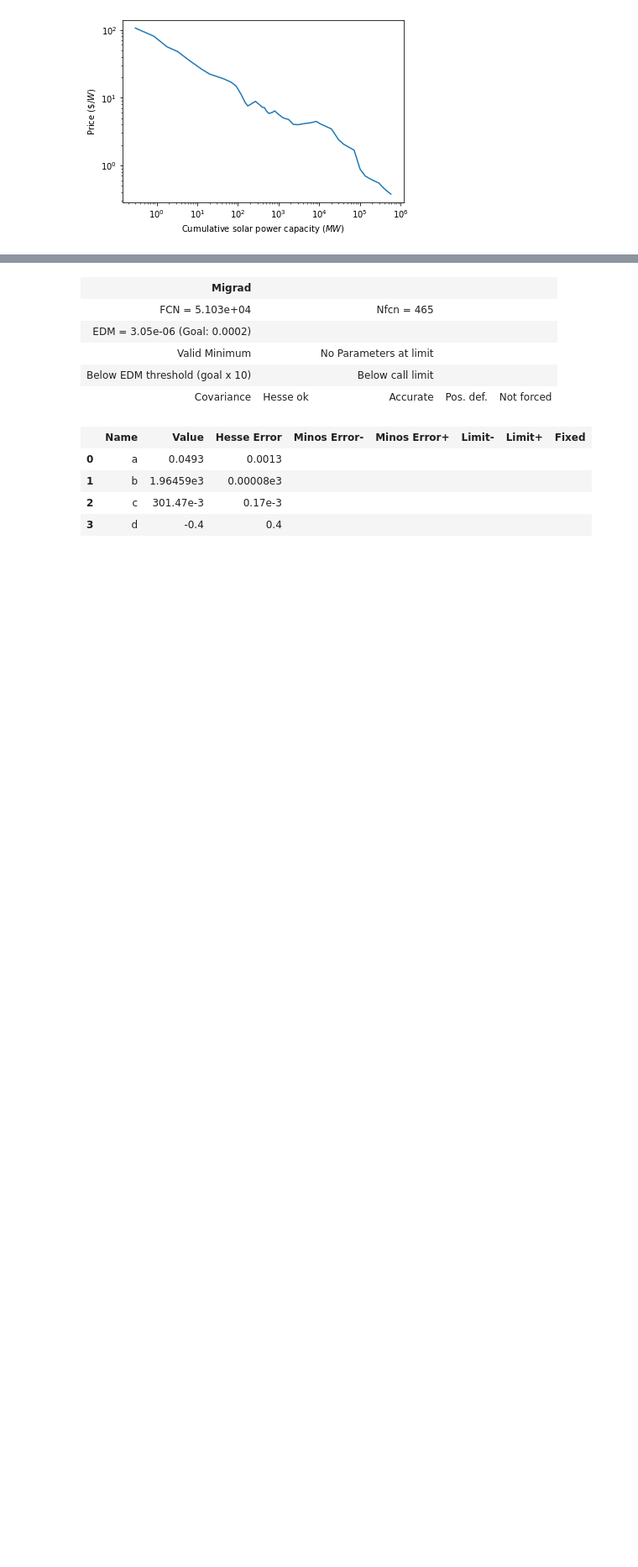
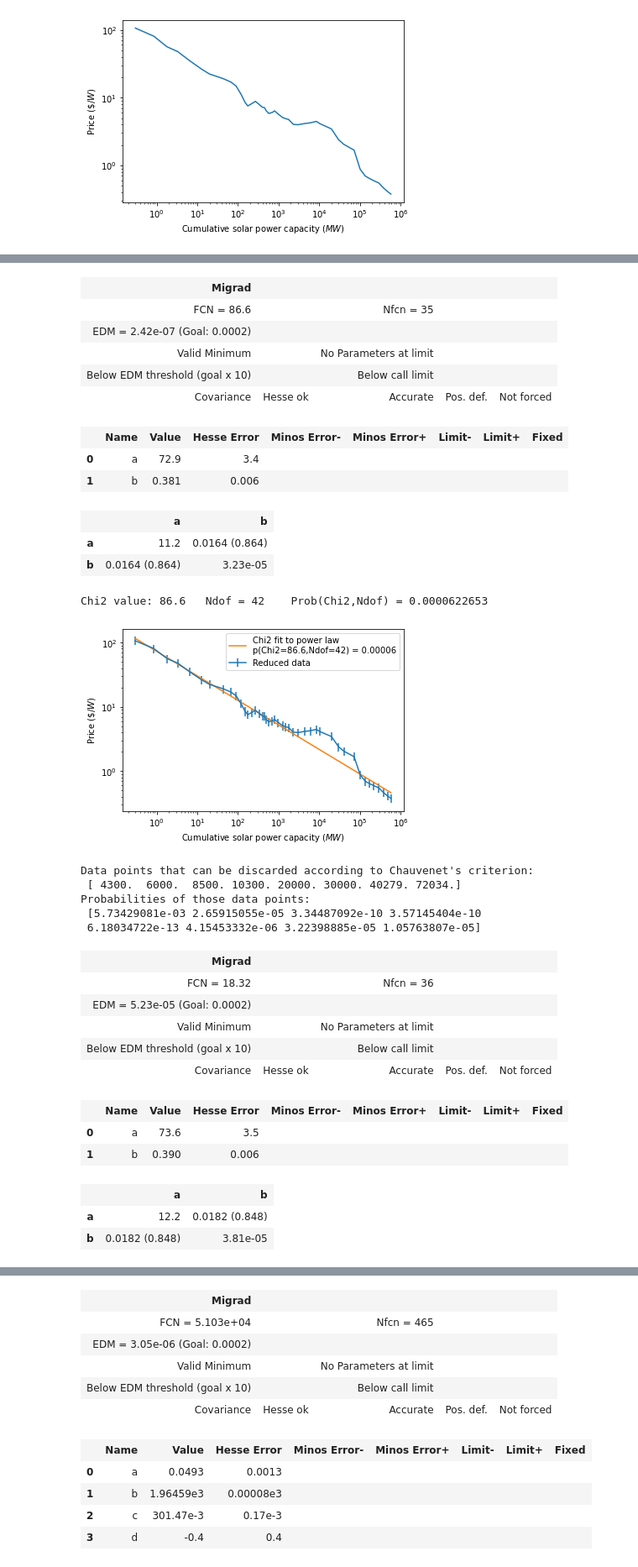
Before and after one commit to NathanvdBerg/AppStat-ProblemSet-2021, a Jupyter notebook: Problem 5.1.ipynb, the cells around one changed output, grey strips where cells are left out. Shown: that part at 84% size. Cells and saved outputs as stored; diff of their text form; code cells hidden in the pictures; blank space fills up the shorter version.

```diff
--- a/Problem 5.1.ipynb
+++ b/Problem 5.1.ipynb
@@ -110,0 +134,80 @@ Chi2 value: 86.6   Ndof = 42    Prob(Chi2,Ndof) = 0.0000622638
+# %%
+verbose = True
+
+x_data_reduced = np.copy(capacity)
+y_data_reduced = np.copy(price)
+sigma_y_reduced = 0.15*y_data_reduced
+
+previous_x_data, previous_y_data, previous_y_sigma = None, None, None
+
+while not np.array_equal(x_data_reduced, previous_x_data):
+    previous_x_data = np.copy(x_data_reduced)
+    previous_y_data = np.copy(y_data_reduced)
+    previous_sigma_y = np.copy(sigma_y_reduced)
+
+    # Do a fit, calculate p-values, create mask according to chauevenet criterion
+    minuit_chi2, Ndof_value, p_value = do_a_chi2_fit(previous_x_data, previous_y_data, previous_sigma_y, power_law, [73,0.38])
+
+    x_axis = np.linspace(np.min(previous_x_data), np.max(previous_x_data), 1000)
+    y_axis = power_law(x_axis,*minuit_chi2.values)
+
+    fig2, ax2 = plt.subplots()
+    ax2.errorbar(previous_x_data, previous_y_data, yerr=previous_sigma_y, label='Reduced data')
+    ax2.plot(x_axis, y_axis,label=f'Chi2 fit to power law\np(Chi2={minuit_chi2.fval:.1f},Ndof={Ndof_value:d}) = {p_value:.5f}')
+
+    ax2.set_xlabel(r'Cumulative solar power capacity ($MW$)')
+    ax2.set_ylabel(r'Price ($\$/W$)')
+
+    ax2.set_xscale('log')
+    ax2.set_yscale('log')
+
+    ax2.legend()
+
+    plt.show()
+
+    # Do the chauvenet criterion thing
+    theo_val = power_law(previous_x_data,*minuit_chi2.values)
+    sigma_theo_val = 0.15*theo_val
+    p_values = stats.norm.sf(previous_y_data,loc=theo_val,scale=sigma_theo_val)
+
+    chauvenet_mask = p_values*len(previous_x_data) > 0.5 # This is the chauvenet criterion
+
+    x_data_reduced = previous_x_data[chauvenet_mask]
+    y_data_reduced = previous_y_data[chauvenet_mask]
+    sigma_y_reduced = previous_sigma_y[chauvenet_mask]
+
+    if verbose:
+        print('Data points that can be discarded according to Chauvenet\'s criterion:\n',previous_x_data[~chauvenet_mask]) # ~ inverts the mask
+        print('Probabilities of those data points:\n',p_values[~chauvenet_mask])
+# %% [output]
+| Migrad |  |  |  |  |
+| FCN = 86.6 |  | Nfcn = 35 |  |  |
+| EDM = 2.42e-07 (Goal: 0.0002) |  |  |  |  |
+| Valid Minimum |  | No Parameters at limit |  |  |
+| Below EDM threshold (goal x 10) |  | Below call limit |  |  |
+| Covariance | Hesse ok | Accurate | Pos. def. | Not forced |
+|  | Name | Value | Hesse Error | Minos Error- | Minos Error+ | Limit- | Limit+ | Fixed |
+| 0 | a | 72.9 | 3.4 |  |  |  |  |  |
+| 1 | b | 0.381 | 0.006 |  |  |  |  |  |
+|  | a | b |
+| a | 11.2 | 0.0164 (0.864) |
+| b | 0.0164 (0.864) | 3.23e-05 |
+Chi2 value: 86.6   Ndof = 42    Prob(Chi2,Ndof) = 0.0000622653
+[figure, added]
+Data points that can be discarded according to Chauvenet's criterion:
+ [ 4300.  6000.  8500. 10300. 20000. 30000. 40279. 72034.]
+Probabilities of those data points:
+ [5.73429081e-03 2.65915055e-05 3.34487092e-10 3.57145404e-10
+ 6.18034722e-13 4.15453332e-06 3.22398885e-05 1.05763807e-05]
+| Migrad |  |  |  |  |
+| FCN = 18.32 |  | Nfcn = 36 |  |  |
+| EDM = 5.23e-05 (Goal: 0.0002) |  |  |  |  |
+| Valid Minimum |  | No Parameters at limit |  |  |
+| Below EDM threshold (goal x 10) |  | Below call limit |  |  |
+| Covariance | Hesse ok | Accurate | Pos. def. | Not forced |
+|  | Name | Value | Hesse Error | Minos Error- | Minos Error+ | Limit- | Limit+ | Fixed |
+| 0 | a | 73.6 | 3.5 |  |  |  |  |  |
+| 1 | b | 0.390 | 0.006 |  |  |  |  |  |
+|  | a | b |
+| a | 12.2 | 0.0182 (0.848) |
+| b | 0.0182 (0.848) | 3.81e-05 |
```
Also changed, not shown: parts of 7 cells of this notebook, 1 other file.
